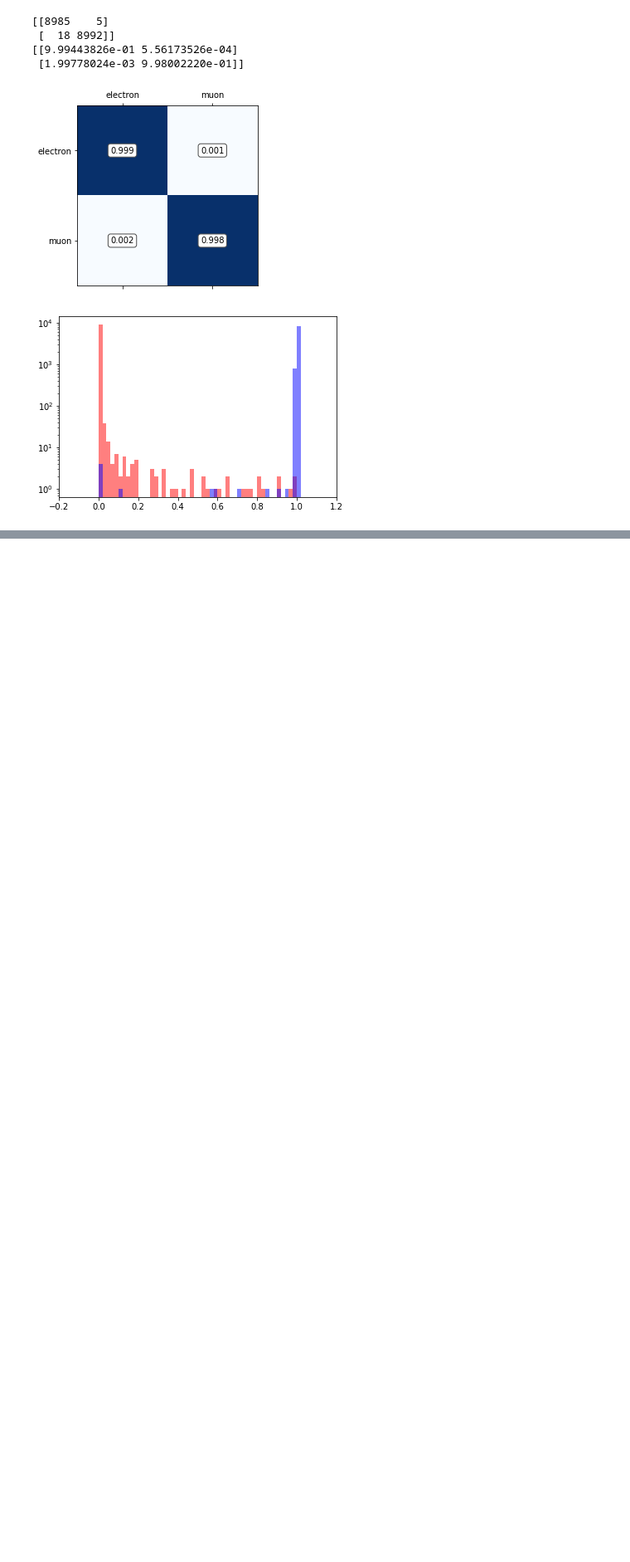
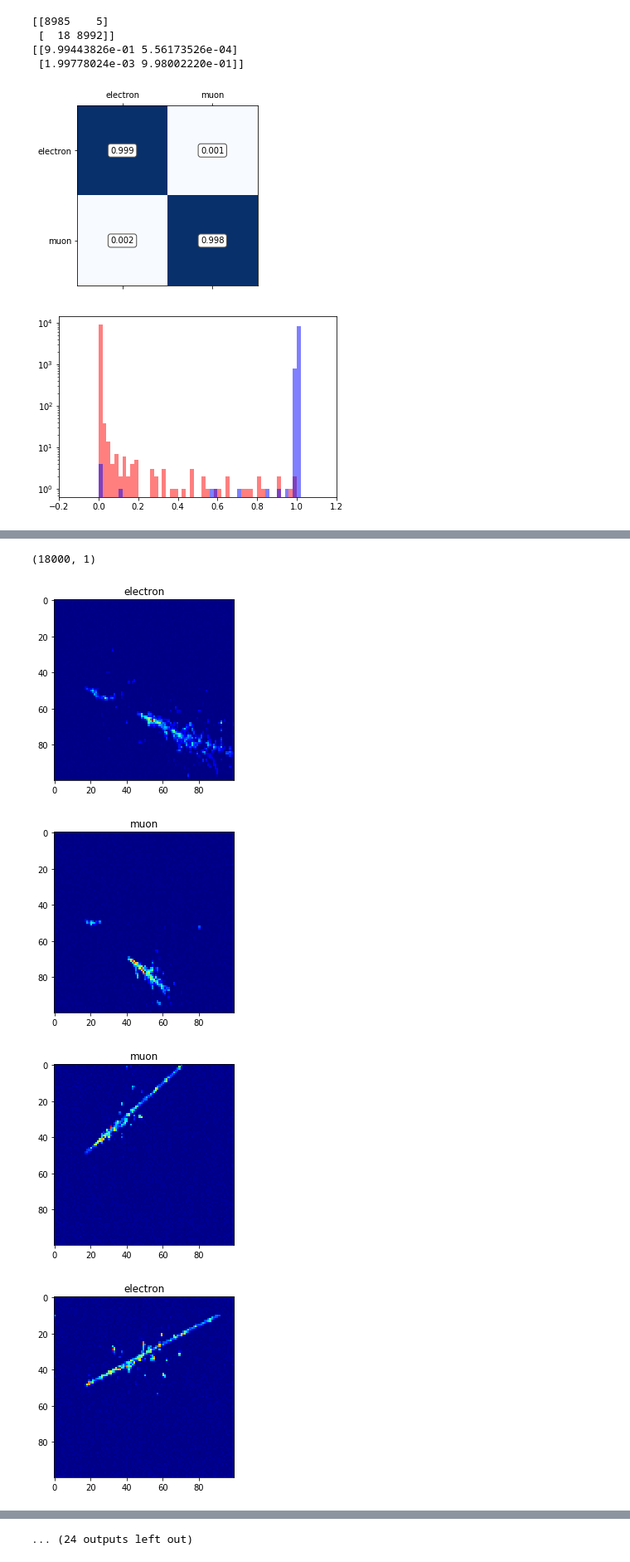
Before and after one commit to Ssciences/DeepNeutrino, a Jupyter notebook: CNN_alongZ.ipynb, the cells around one changed output, grey strips where cells are left out. Shown at 83% size. Cells and saved outputs as stored; diff of their text form; code cells hidden in the pictures; blank space fills up the shorter version.

```diff
--- a/CNN_alongZ.ipynb
+++ b/CNN_alongZ.ipynb
@@ -209,0 +223,25 @@ plt.show()
+# %%
+labels = labels(model.predict(X_test))
+# %% [output]
+(18000, 1)
+# %%
+labels_wrong = np.where(labels == False)
+type_wrong = y[labels_wrong]
+# %%
+X_wrong = X_test[labels_wrong,:,:,:]
+# %%
+wrong = X_wrong.reshape((36,100,100))
+# %%
+import matplotlib.pyplot as plt
+for i in range(0,36):
+    plt.imshow(wrong[i,:,:],cmap = 'jet',interpolation='none')
+    if type_wrong[i]==1:
+        plt.title("electron")
+    else:
+        plt.title("muon")
+    plt.show()
+# %% [output]
+[figure, added]
+[figure, added]
+[figure, added]
+[figure, added]
@@ -209,0 +256 @@ plt.show()
+... (24 outputs left out)
```
Also changed, not shown: parts of 6 cells of this notebook.
